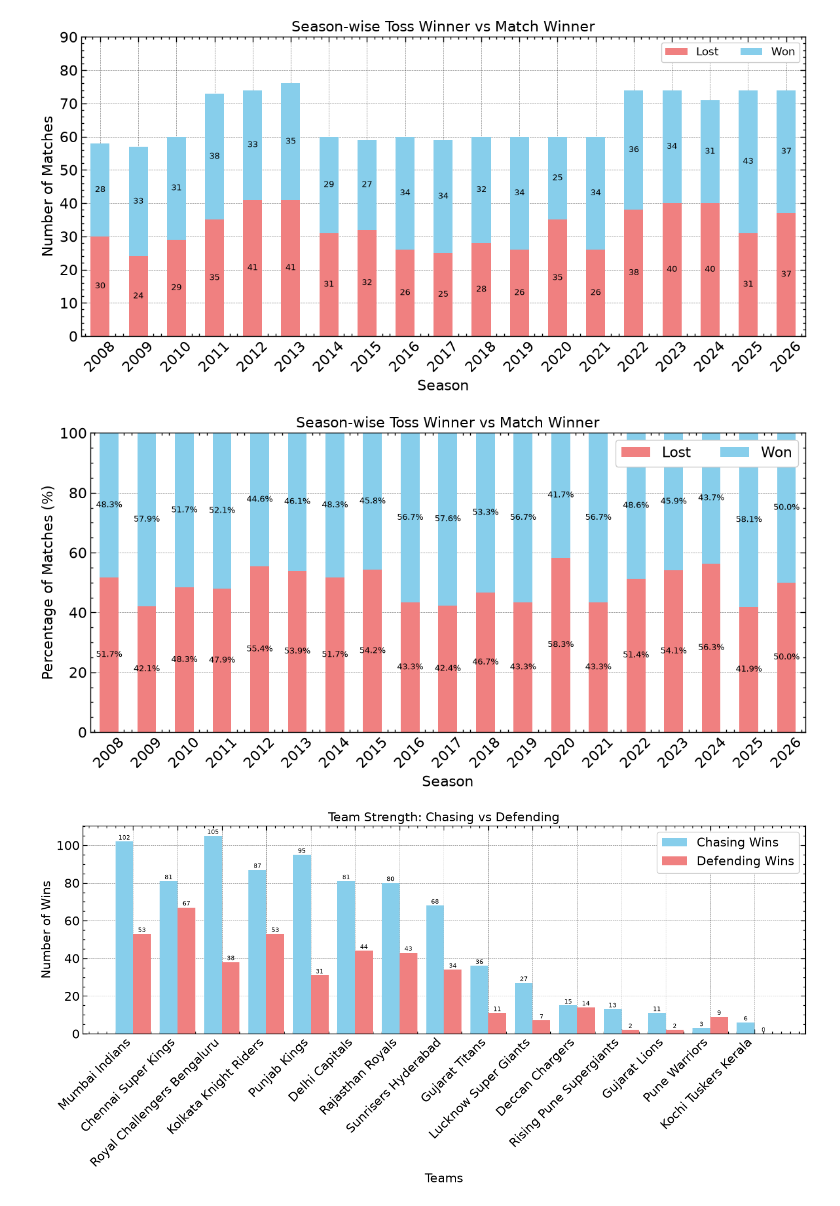
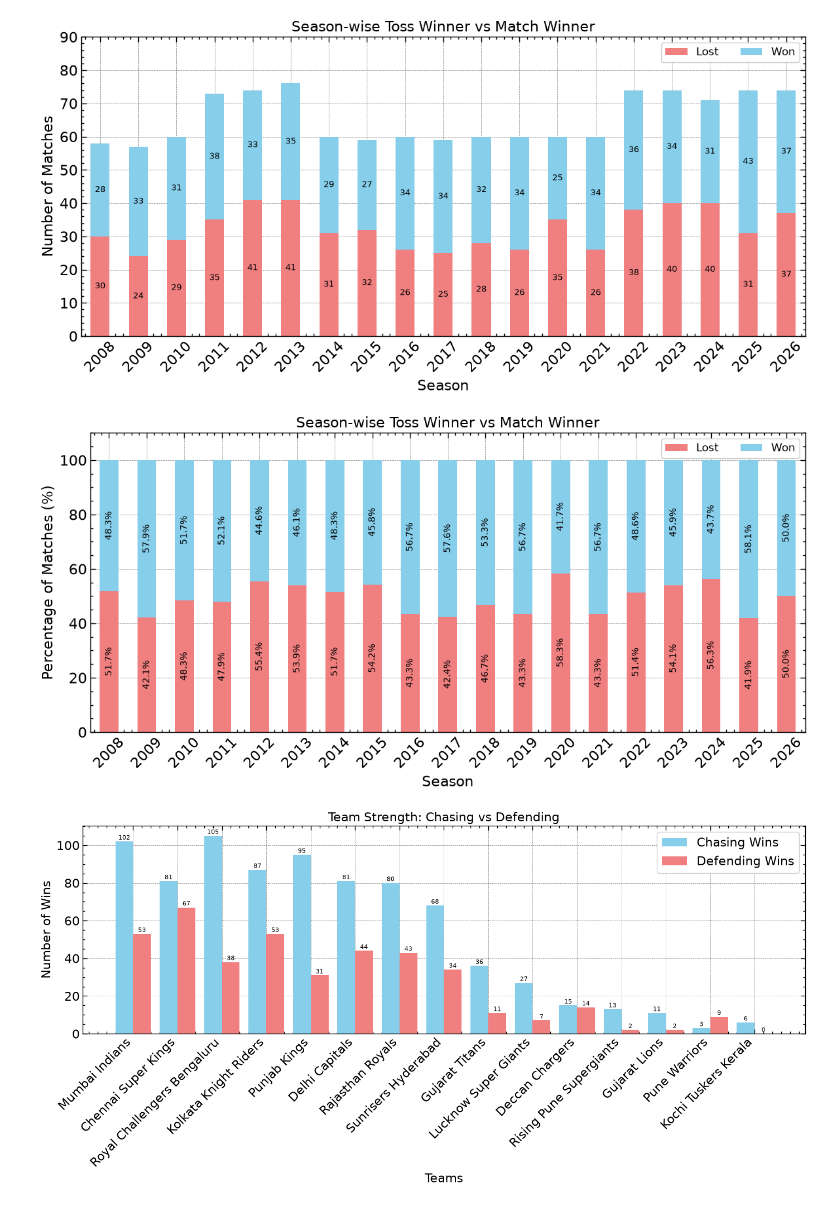
Before and after one commit to Karanveer-Tinna/ipl-cricket-prediction-model, a Jupyter notebook: notebooks/03_eda.ipynb, the cells around one changed output. Saved outputs shown, nothing was run; the diff lists cells and outputs as text; code cells hidden in the pictures.

```diff
--- a/notebooks/03_eda.ipynb
+++ b/notebooks/03_eda.ipynb
@@ -423,37 +423,39 @@ season_stats = (
 )
 
 season_pct = season_stats.div(season_stats.sum(axis=1), axis=0) * 100
 
 ax = season_pct.plot(
     kind='bar',
     stacked=True,
     color=['lightcoral', 'skyblue'],
     figsize=(12, 6)
 )
 
 for container in ax.containers:
     labels = [
         f'{v:.1f}%' if v >= 5 else ''
         for v in container.datavalues
     ]
     ax.bar_label(
         container,
         labels=labels,
         label_type='center',
-        fontsize=9
+        fontsize=10,
+        rotation = 90
     )
 
 ax.set_title('Season-wise Toss Winner vs Match Winner')
 ax.set_ylabel('Percentage of Matches (%)')
 ax.set_xlabel('Season')
-ax.set_ylim(0, 100)
+ax.set_ylim(0, 110)
+ax.set_yticks(np.arange(0, 101, 20))
 ax.set_xticklabels(ax.get_xticklabels(), rotation=45)
-ax.legend(['Lost', 'Won'], loc='upper right', ncol=2)
+ax.legend(['Lost', 'Won'], loc='upper right', fontsize = 12, ncol=2)
 
 plt.tight_layout()
 plt.show()
 # %% [output]
-[figure, old version]
+[figure, new version]
 # %%
 chasing_stats = match_df[match_df['toss_decision'] == 'field']['winner'].value_counts()
 defending_stats = match_df[match_df['toss_decision'] == 'bat']['winner'].value_counts()
```
Also changed, not shown: 1 other file.
